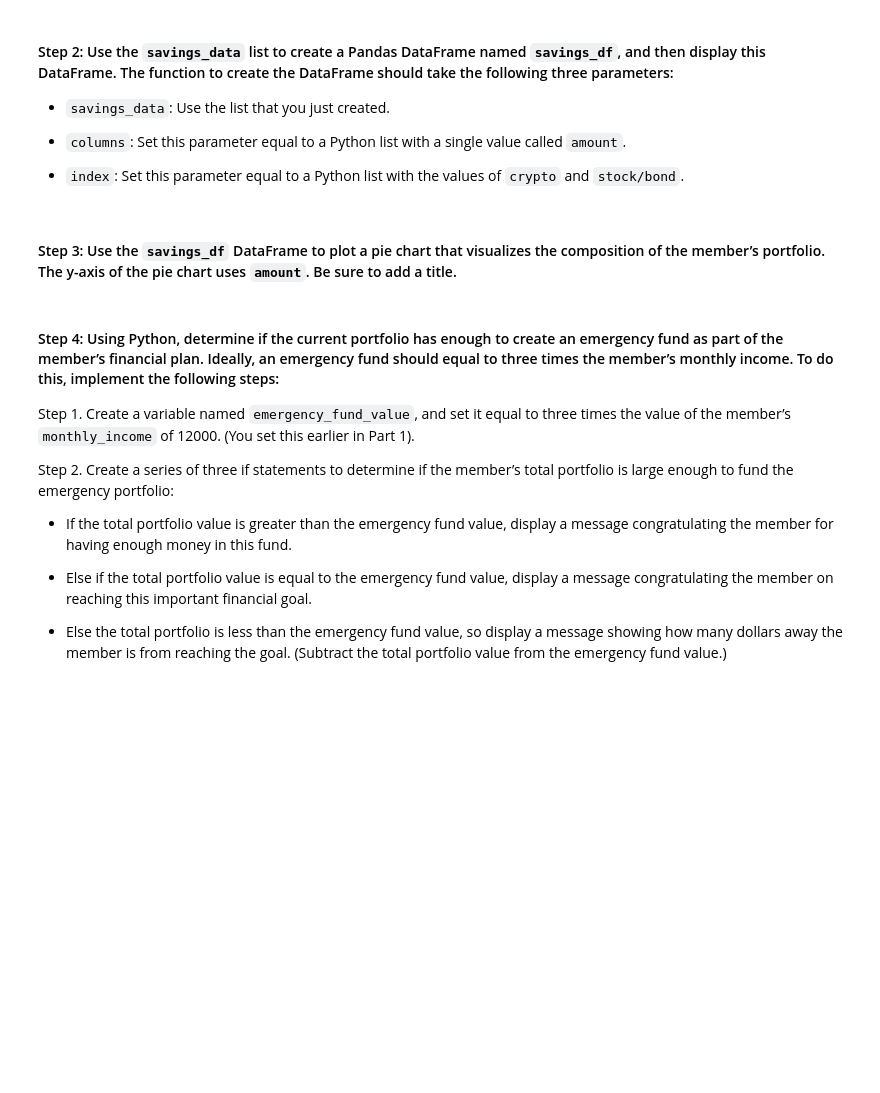
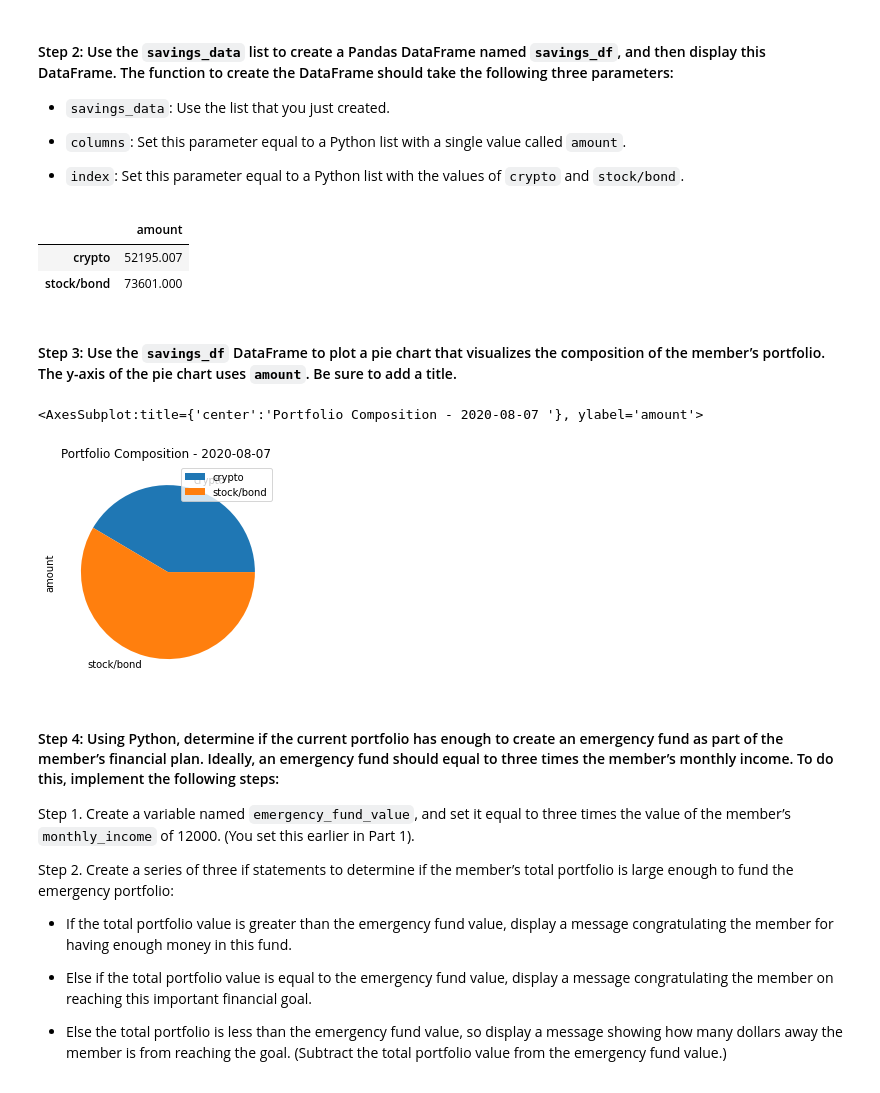
Before and after one commit to vishkast203/Challenge_Assignment_5, a Jupyter notebook: Starter_Code/financial_planning_tools.ipynb, the cells around one changed output. Cells and saved outputs as stored; diff of their text form; code cells hidden in the pictures; blank space fills up the shorter version.

```diff
--- a/Starter_Code/financial_planning_tools.ipynb
+++ b/Starter_Code/financial_planning_tools.ipynb
@@ -335,7 +335,7 @@ In this section, you’ll use the valuations for the cryptocurrency wallet and f
 #### Step 1: Create a Python list named `savings_data` that has two elements. The first element contains the total value of the cryptocurrency wallet. The second element contains the total value of the stock and bond portions of the portfolio.
 # %%
 # Consolidate financial assets data into a Python list
-# YOUR CODE HERE
+savings_data = [total_crypto_wallet, total_stocks_bonds]
 
 # Review the Python list savings_data
-# YOUR CODE HERE
+savings_data
@@ -349,15 +351,21 @@ In this section, you’ll use the valuations for the cryptocurrency wallet and f
 - `index`: Set this parameter equal to a Python list with the values of `crypto` and `stock/bond`.
 # %%
 # Create a Pandas DataFrame called savings_df
-# YOUR CODE HERE
+savings_df = pd.DataFrame(savings_data, columns = ['amount'], index=['crypto', 'stock/bond'])
 
-# Display the savings_df DataFrame
-# YOUR CODE HERE
+savings_df
+# %% [output]
+|  | amount |
+| crypto | 52195.007 |
+| stock/bond | 73601.000 |
 # %% [markdown]
 #### Step 3: Use the `savings_df` DataFrame to plot a pie chart that visualizes the composition of the member’s portfolio. The y-axis of the pie chart uses `amount`. Be sure to add a title.
 # %%
 # Plot the total value of the member's portfolio (crypto and stock/bond) in a pie chart
-# YOUR CODE HERE
+savings_df.plot.pie(y='amount', title='Portfolio Composition - 2020-08-07 ')
+# %% [output]
+<AxesSubplot:title={'center':'Portfolio Composition - 2020-08-07 '}, ylabel='amount'>
+[figure, added]
 # %% [markdown]
 #### Step 4: Using Python, determine if the current portfolio has enough to create an emergency fund as part of the member’s financial plan. Ideally, an emergency fund should equal to three times the member’s monthly income. To do this, implement the following steps:
 
```
Also changed, not shown: parts of 1 cell of this notebook.
